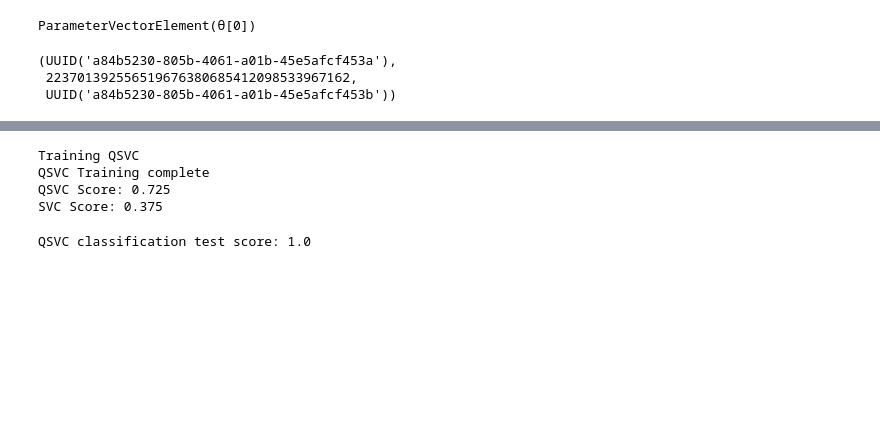
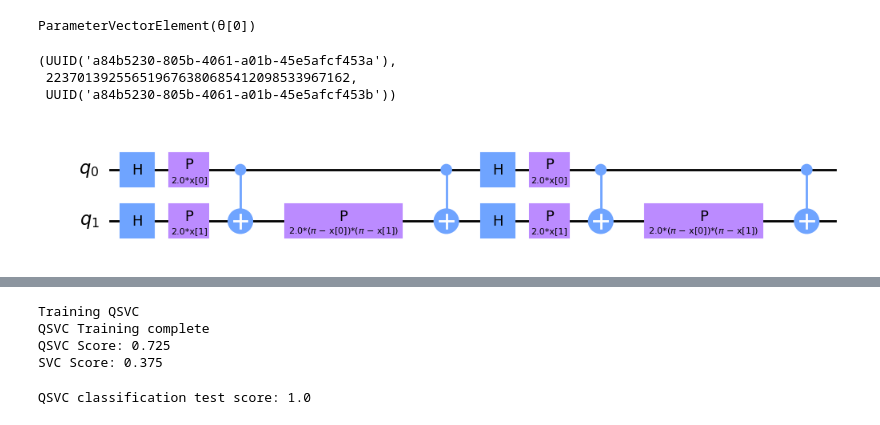
Before and after one commit to tenseisoham/QuantumML, a Jupyter notebook: Original-Code/Ad-Hoc-Data-QKT.ipynb, the cells around one changed output, grey strips where cells are left out. Drawn from its saved outputs; the diff is of its cells as text; code cells hidden in the pictures; blank space fills up the shorter version.

```diff
--- a/Original-Code/Ad-Hoc-Data-QKT.ipynb
+++ b/Original-Code/Ad-Hoc-Data-QKT.ipynb
@@ -90,3 +86,10 @@ root_uuid, root_uuid_int, UUID(int=root_uuid_int + 0)
 (UUID('a84b5230-805b-4061-a01b-45e5afcf453a'),
  223701392556519676380685412098533967162,
  UUID('a84b5230-805b-4061-a01b-45e5afcf453b'))
+# %%
+# Use ZZFeatureMap to represent input data
+from qiskit.circuit.library import ZZFeatureMap
+fm1 = ZZFeatureMap(feature_dimension=feature_dimension, reps=reps, entanglement=entanglement)
+fm1.decompose().draw(output="mpl", style="clifford", fold=20)
+# %% [output]
+[figure, added]
```
Also changed, not shown: parts of 4 cells of this notebook, 3 other files.
